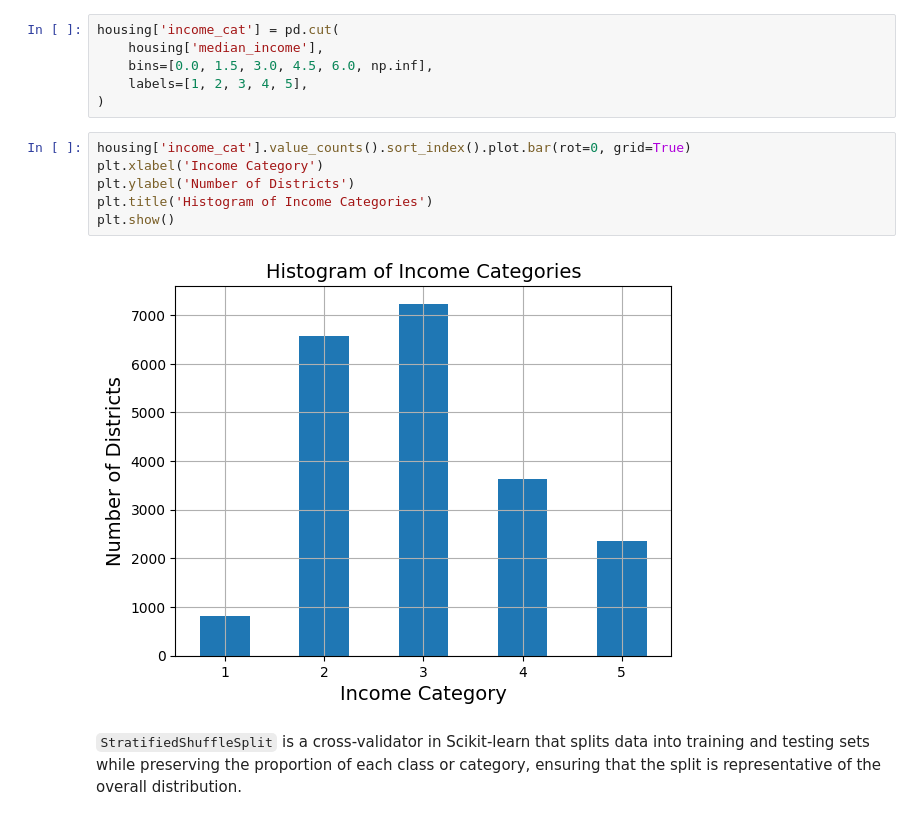
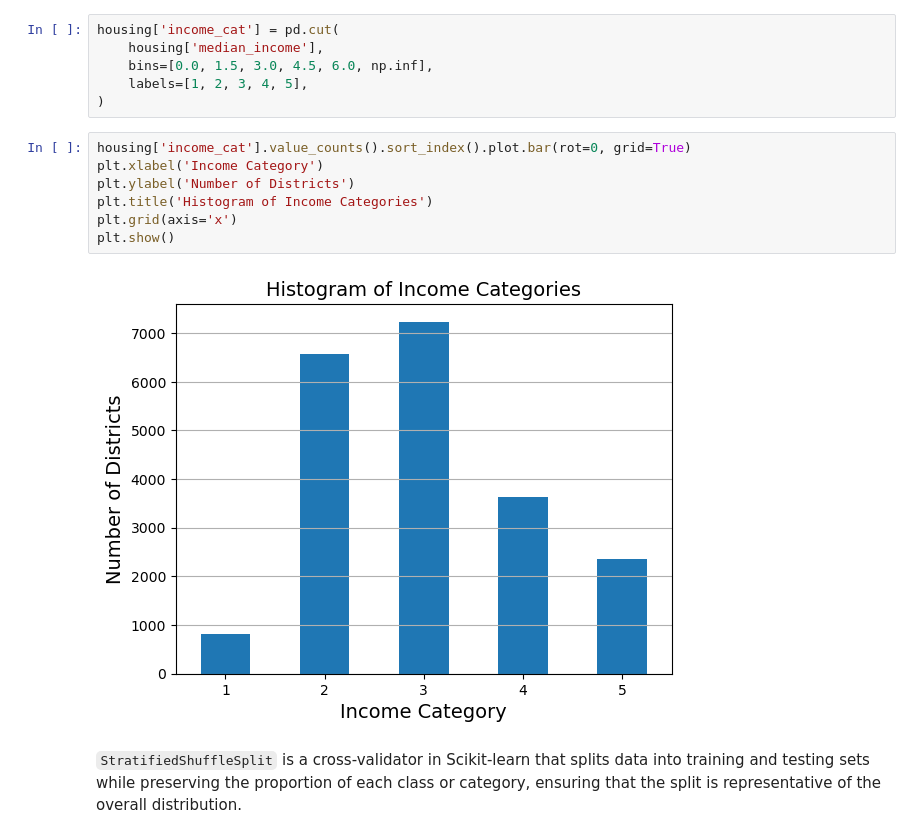
Before and after one commit to Ivan-Grigorev/Hands_On_ML_3, a Jupyter notebook: chapter_02.ipynb, the cells around one changed output. Drawn from its saved outputs; the diff is of its cells as text.

```diff
--- a/chapter_02.ipynb
+++ b/chapter_02.ipynb
@@ -153,11 +159,12 @@ housing['income_cat'] = pd.cut(
 # %%
 housing['income_cat'].value_counts().sort_index().plot.bar(rot=0, grid=True)
 plt.xlabel('Income Category')
 plt.ylabel('Number of Districts')
 plt.title('Histogram of Income Categories')
+plt.grid(axis='x')
 plt.show()
 # %% [output]
-[figure, old version]
+[figure, new version]
 # %% [markdown]
 `StratifiedShuffleSplit` is a cross-validator in Scikit-learn that splits data into training and testing sets while preserving the proportion of each class or category, ensuring that the split is representative of the overall distribution.
 # %%
```
Also changed, not shown: parts of 69 cells of this notebook.
